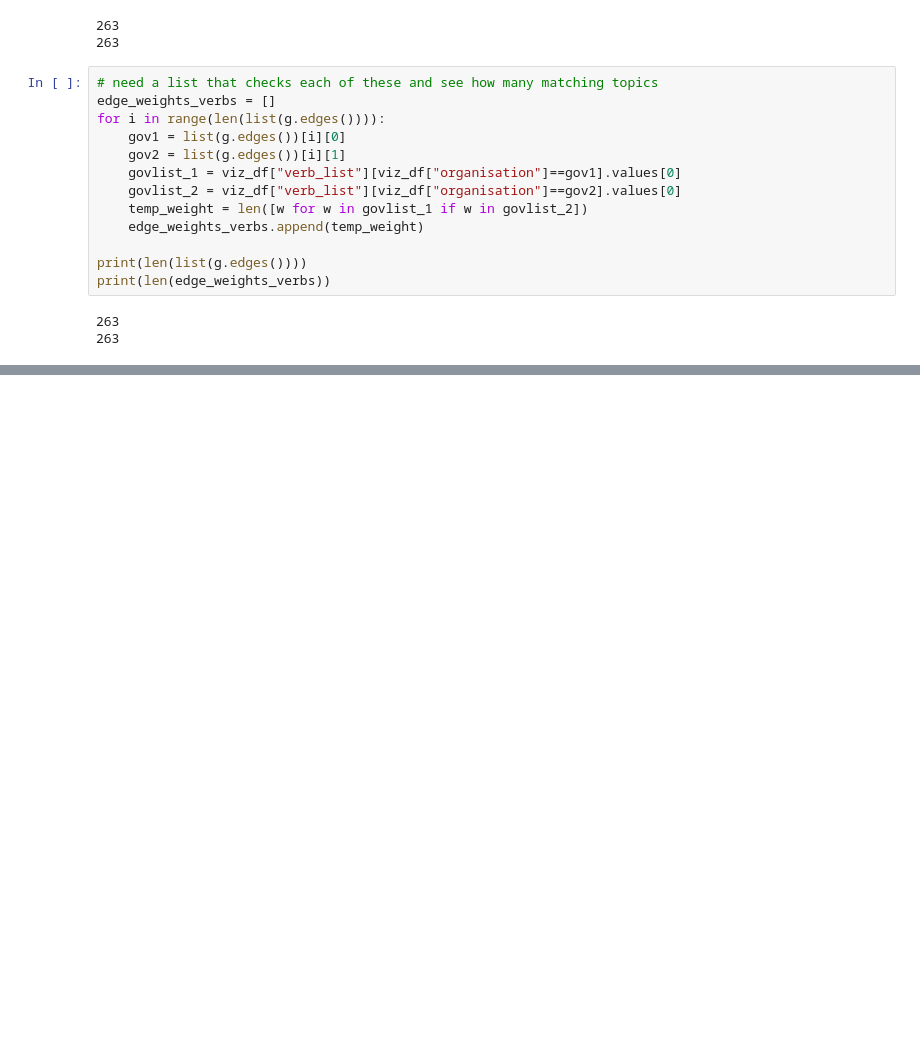
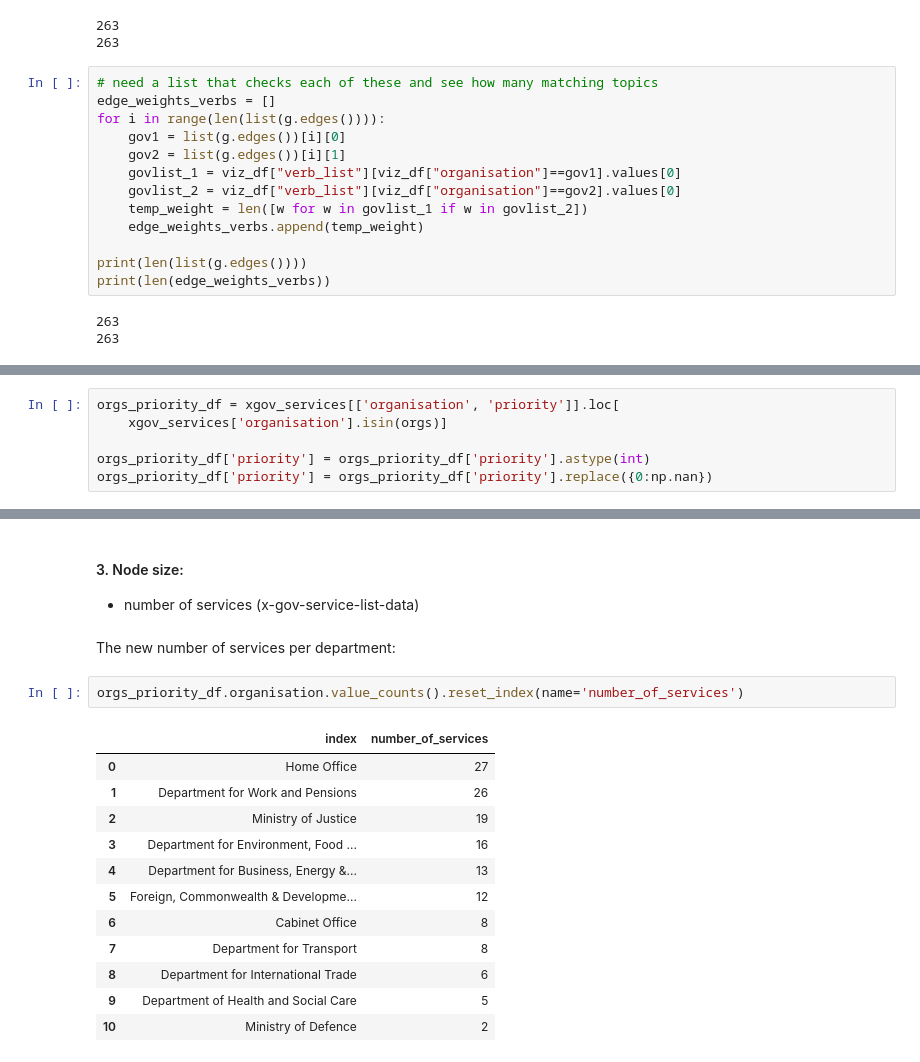
Before and after one commit to ai-for-public-services/structural-insights-into-uk-gov, a Jupyter notebook: notebooks/02-network-visualisation.ipynb, the cells around one changed output, grey strips where cells are left out. Saved outputs shown, nothing was run; the diff lists cells and outputs as text; blank space fills up the shorter version.

```diff
--- a/notebooks/02-network-visualisation.ipynb
+++ b/notebooks/02-network-visualisation.ipynb
@@ -230,0 +258,6 @@ plt.legend(handles= [
+# %%
+orgs_priority_df = xgov_services[['organisation', 'priority']].loc[
+    xgov_services['organisation'].isin(orgs)]
+
+orgs_priority_df['priority'] = orgs_priority_df['priority'].astype(int)
+orgs_priority_df['priority'] = orgs_priority_df['priority'].replace({0:np.nan})
@@ -230,0 +282,20 @@ plt.legend(handles= [
+# %% [markdown]
+#### 3. Node size:
+   - number of services (x-gov-service-list-data)
+# %% [markdown]
+The new number of services per department:
+# %%
+orgs_priority_df.organisation.value_counts().reset_index(name='number_of_services')
+# %% [output]
+|  | index | number_of_services |
+| 0 | Home Office | 27 |
+| 1 | Department for Work and Pensions | 26 |
+| 2 | Ministry of Justice | 19 |
+| 3 | Department for Environment, Food ... | 16 |
+| 4 | Department for Business, Energy &... | 13 |
+| 5 | Foreign, Commonwealth & Developme... | 12 |
+| 6 | Cabinet Office | 8 |
+| 7 | Department for Transport | 8 |
+| 8 | Department for International Trade | 6 |
+| 9 | Department of Health and Social Care | 5 |
+| 10 | Ministry of Defence | 2 |
```
Also changed, not shown: parts of 15 cells of this notebook, 2 other files.
